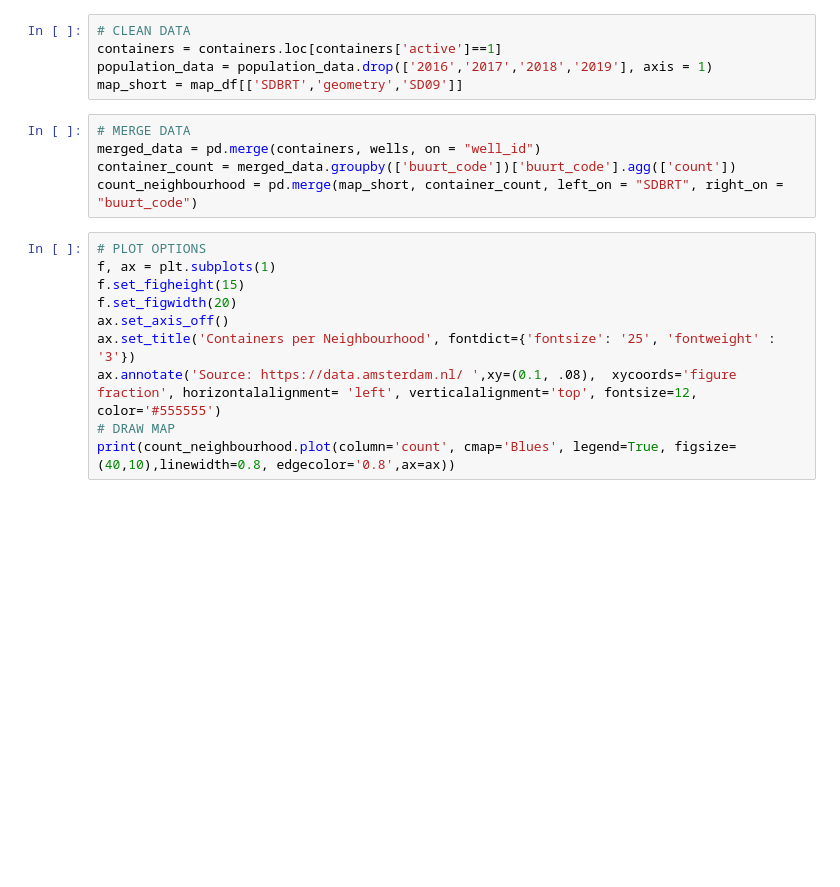
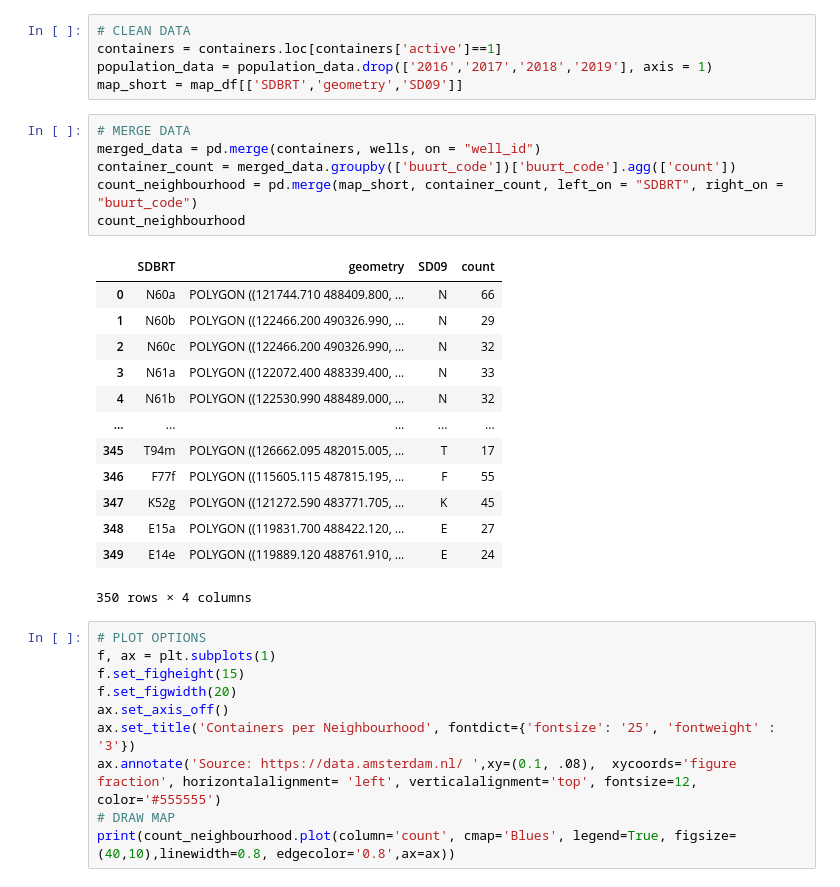
Before and after one commit to pmoreira1/amsterdam-project, a Jupyter notebook: Map - Containers per Neighbourhood.ipynb, the cells around one changed output. Saved outputs shown, nothing was run; the diff lists cells and outputs as text; blank space fills up the shorter version.

```diff
--- a/Map - Containers per Neighbourhood.ipynb
+++ b/Map - Containers per Neighbourhood.ipynb
@@ -20,8 +35,23 @@ map_short = map_df[['SDBRT','geometry','SD09']]
 # %%
 # MERGE DATA
 merged_data = pd.merge(containers, wells, on = "well_id")
 container_count = merged_data.groupby(['buurt_code'])['buurt_code'].agg(['count'])
 count_neighbourhood = pd.merge(map_short, container_count, left_on = "SDBRT", right_on = "buurt_code")
+count_neighbourhood
+# %% [output]
+|  | SDBRT | geometry | SD09 | count |
+| 0 | N60a | POLYGON ((121744.710 488409.800, ... | N | 66 |
+| 1 | N60b | POLYGON ((122466.200 490326.990, ... | N | 29 |
+| 2 | N60c | POLYGON ((122466.200 490326.990, ... | N | 32 |
+| 3 | N61a | POLYGON ((122072.400 488339.400, ... | N | 33 |
+| 4 | N61b | POLYGON ((122530.990 488489.000, ... | N | 32 |
+| ... | ... | ... | ... | ... |
+| 345 | T94m | POLYGON ((126662.095 482015.005, ... | T | 17 |
+| 346 | F77f | POLYGON ((115605.115 487815.195, ... | F | 55 |
+| 347 | K52g | POLYGON ((121272.590 483771.705, ... | K | 45 |
+| 348 | E15a | POLYGON ((119831.700 488422.120, ... | E | 27 |
+| 349 | E14e | POLYGON ((119889.120 488761.910, ... | E | 24 |
+350 rows × 4 columns
 # %%
 # PLOT OPTIONS
 f, ax = plt.subplots(1)
```
Also changed, not shown: parts of 1 cell of this notebook, 7 other files.
